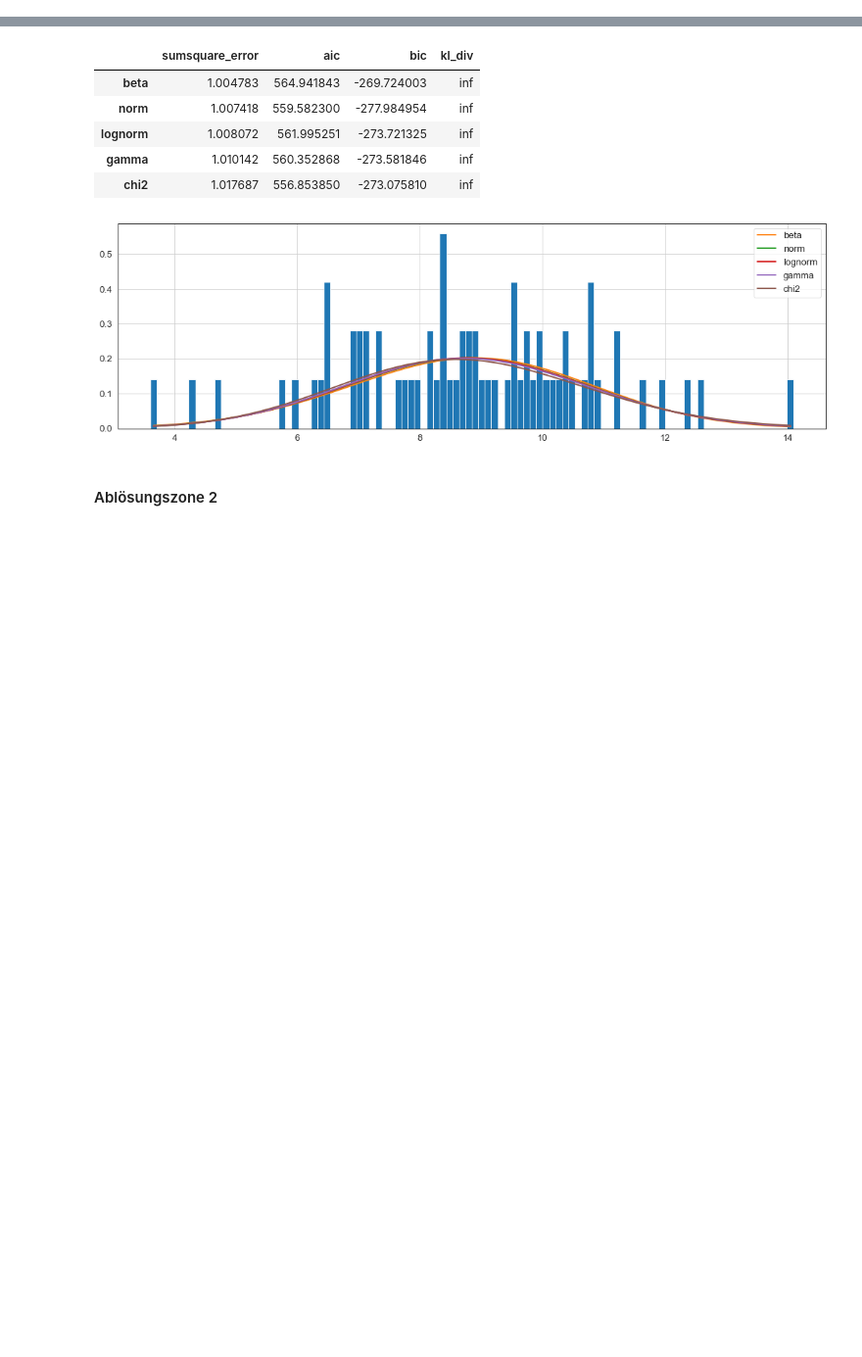
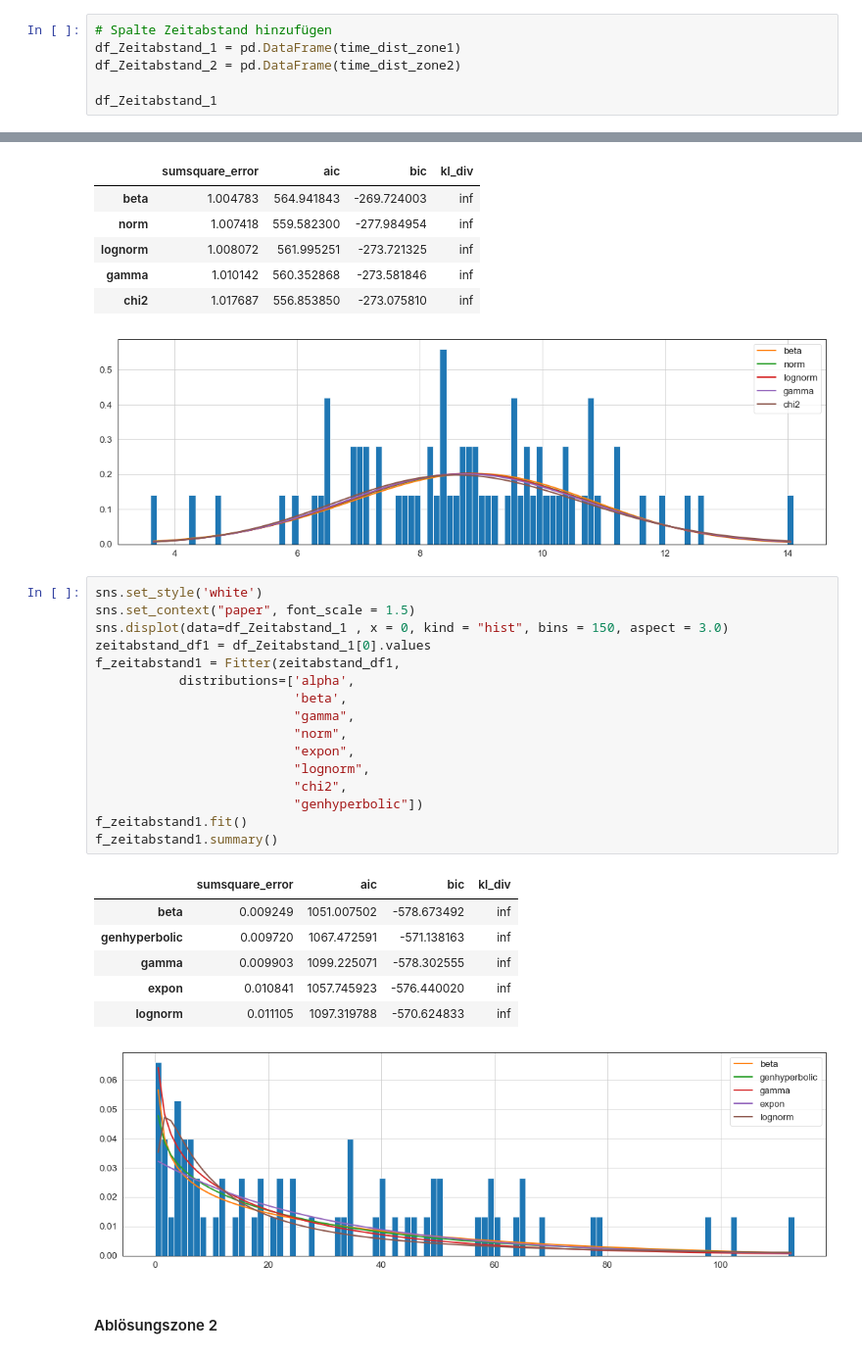
Before and after one commit to 7ben18/FHNW_Steinschlagrisiko, a Jupyter notebook: FHNW_Steinschlagrisiko.ipynb, the cells around one changed output, grey strips where cells are left out. Shown at 98% size. Cells and saved outputs as stored; diff of their text form; blank space fills up the shorter version.

Commit message:
add time distribution

```diff
--- a/FHNW_Steinschlagrisiko.ipynb
+++ b/FHNW_Steinschlagrisiko.ipynb
@@ -402,3 +402,9 @@ Ablösungszone 2: [45, 28, 76, 88, 10, 67, 39, 52, 35, 29, 13, 34, 154, 187, 114
 Durchschnittlicher Zeitabstand von Steinschlägen in Stunden:
 Ablösungszone 1: 30.6
 Ablösungszone 2: 66.3
+# %%
+# Spalte Zeitabstand hinzufügen
+df_Zeitabstand_1 = pd.DataFrame(time_dist_zone1)
+df_Zeitabstand_2 = pd.DataFrame(time_dist_zone2)
+
+df_Zeitabstand_1
@@ -456,6 +476,30 @@ f_geschwindigkeit1.summary()
 | gamma | 1.010142 | 560.352868 | -273.581846 | inf |
 | chi2 | 1.017687 | 556.853850 | -273.075810 | inf |
 [figure]
+# %%
+sns.set_style('white')
+sns.set_context("paper", font_scale = 1.5)
+sns.displot(data=df_Zeitabstand_1 , x = 0, kind = "hist", bins = 150, aspect = 3.0)
+zeitabstand_df1 = df_Zeitabstand_1[0].values
+f_zeitabstand1 = Fitter(zeitabstand_df1,
+           distributions=['alpha',
+                          'beta',
+                          "gamma",
+                          "norm",
+                          "expon",
+                          "lognorm",
+                          "chi2",
+                          "genhyperbolic"])
+f_zeitabstand1.fit()
+f_zeitabstand1.summary()
+# %% [output]
+|  | sumsquare_error | aic | bic | kl_div |
+| beta | 0.009249 | 1051.007502 | -578.673492 | inf |
+| genhyperbolic | 0.009720 | 1067.472591 | -571.138163 | inf |
+| gamma | 0.009903 | 1099.225071 | -578.302555 | inf |
+| expon | 0.010841 | 1057.745923 | -576.440020 | inf |
+| lognorm | 0.011105 | 1097.319788 | -570.624833 | inf |
+[figure, added]
 # %% [markdown]
 #### Ablösungszone 2
 # %%
```
Also changed, not shown: parts of 6 cells of this notebook.
